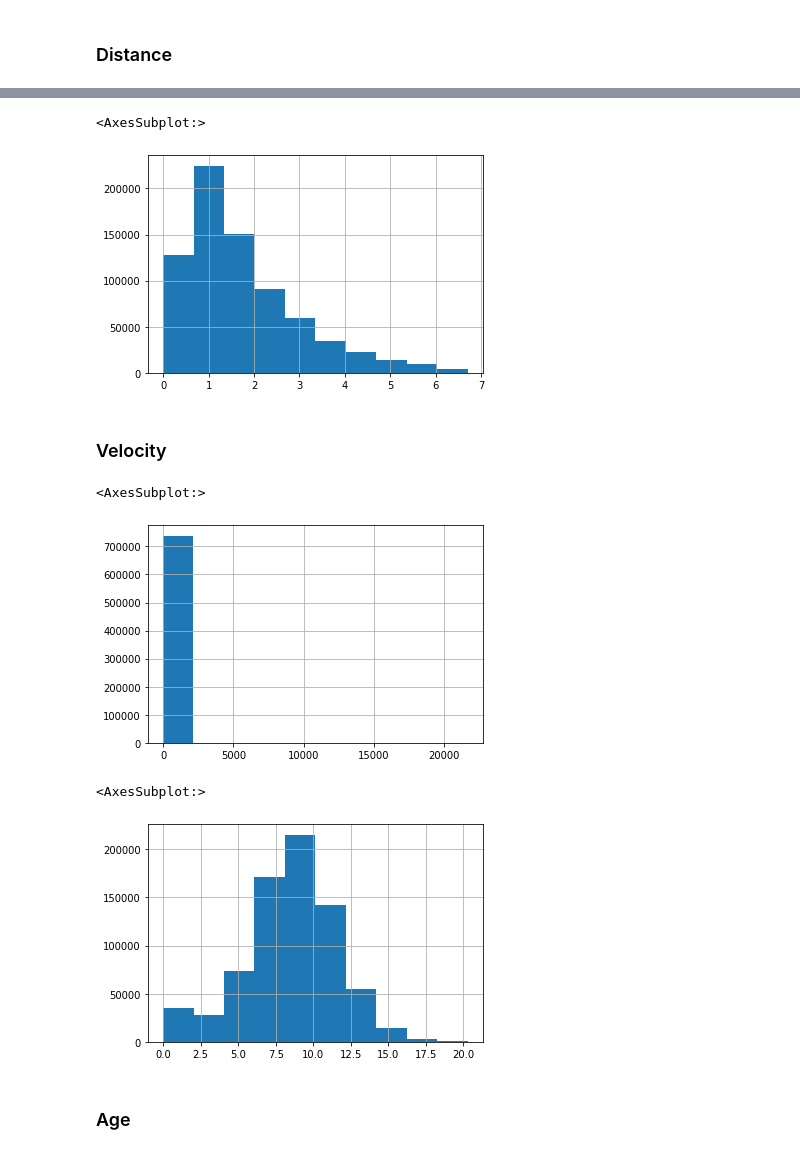
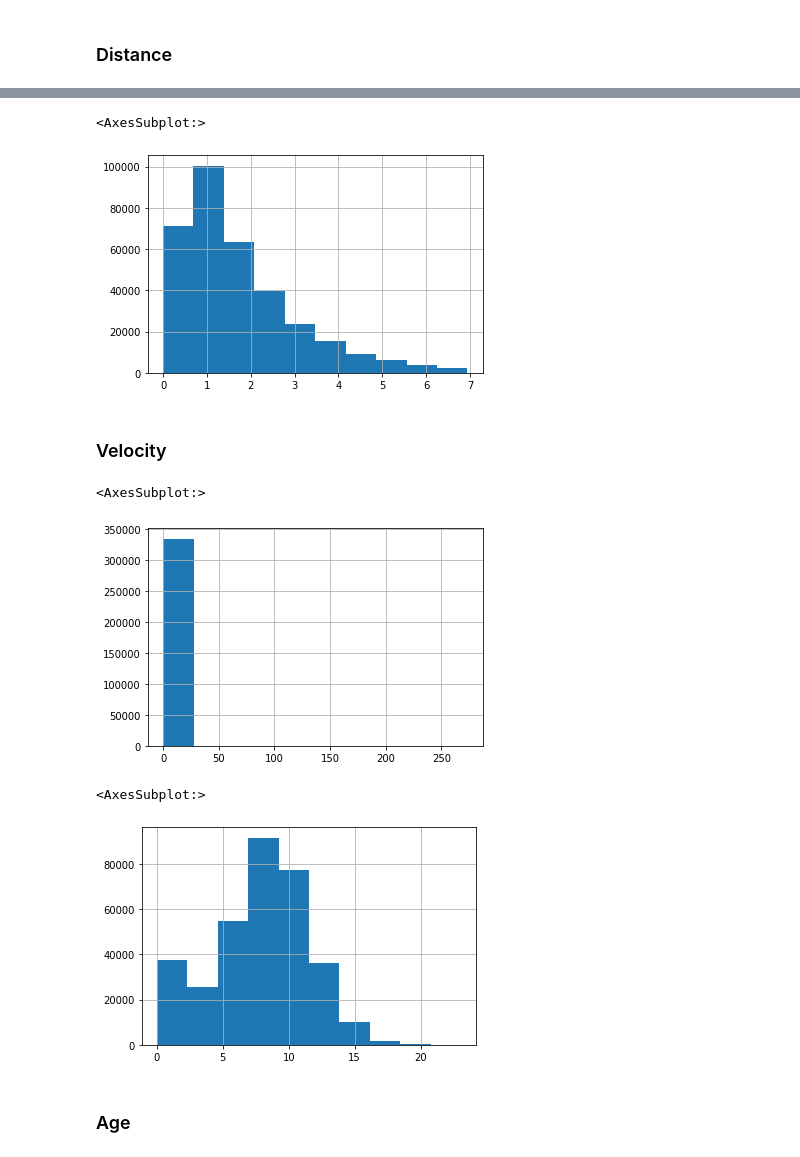
Before and after one commit to Afroefras/ecobici_forecast, a Jupyter notebook: notebooks/ecobici_demand_forecast-Copy1.ipynb, the cells around one changed output, grey strips where cells are left out. Drawn from its saved outputs; the diff is of its cells as text; code cells hidden in the pictures.

```diff
--- a/notebooks/ecobici_demand_forecast-Copy1.ipynb
+++ b/notebooks/ecobici_demand_forecast-Copy1.ipynb
@@ -12,6 +12,6 @@ import os
 import pandas as pd
 pd.options.display.float_format = '{:.3f}'.format
 
-df = pd.read_csv(os.path.join(BASE_DIR,'2019-05.csv'))
+df = pd.read_csv(os.path.join(BASE_DIR,'2021-04.csv'))
 df.sample()
 # %% [output]
@@ -145,6 +137,6 @@ def multishift(data,id_cols,date_col,shifts,**pivot_args):
 # %% [markdown]
 ## Transform
 # %%
-df,qbins = transf(df,['Retiro','Arribo'])
+df,qbins = transf(df.rename(columns={'Ciclo_EstacionArribo':'ciclo_estacion_arribo'}))
 df.sample()
 # %% [output]
@@ -165,7 +157,7 @@ Omit outliers with the IQR method
 #Save the original length
 dim_before = len(df)
 
-df = iqr(df,'Ridetime')
-df['Ridetime'].hist()
+df = iqr(df,'ridetime')
+df['ridetime'].hist()
 # %% [output]
 <AxesSubplot:>
@@ -180,22 +172,22 @@ df['Distance'].hist()
 # %%
-df = iqr(df,'Distance')
-df['Distance'].hist()
+df = iqr(df,'distance')
+df['distance'].hist()
 # %% [output]
 <AxesSubplot:>
-[figure, old version]
+[figure, new version]
 # %% [markdown]
 ### Velocity
 # %%
-df['Velocity'].hist()
+df['velocity'].hist()
 # %% [output]
 <AxesSubplot:>
-[figure, old version]
+[figure, new version]
 # %%
-df = iqr(df,'Velocity')
-df['Velocity'].hist()
+df = iqr(df,'velocity')
+df['velocity'].hist()
 # %% [output]
 <AxesSubplot:>
-[figure, old version]
+[figure, new version]
 # %% [markdown]
 ### Age
 # %%
```
Also changed, not shown: parts of 40 cells of this notebook.
